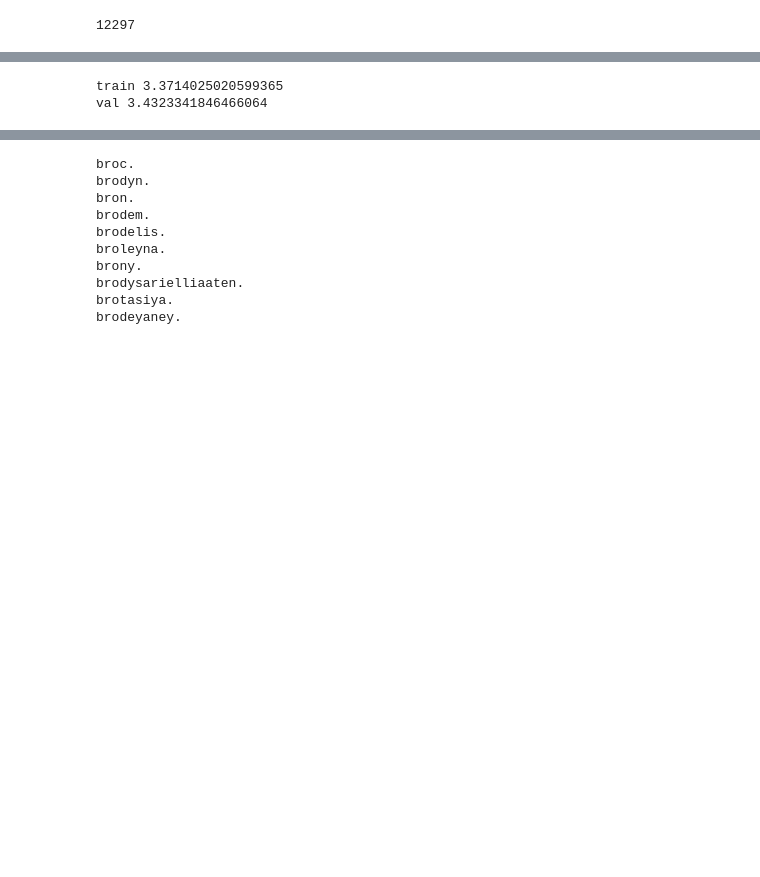
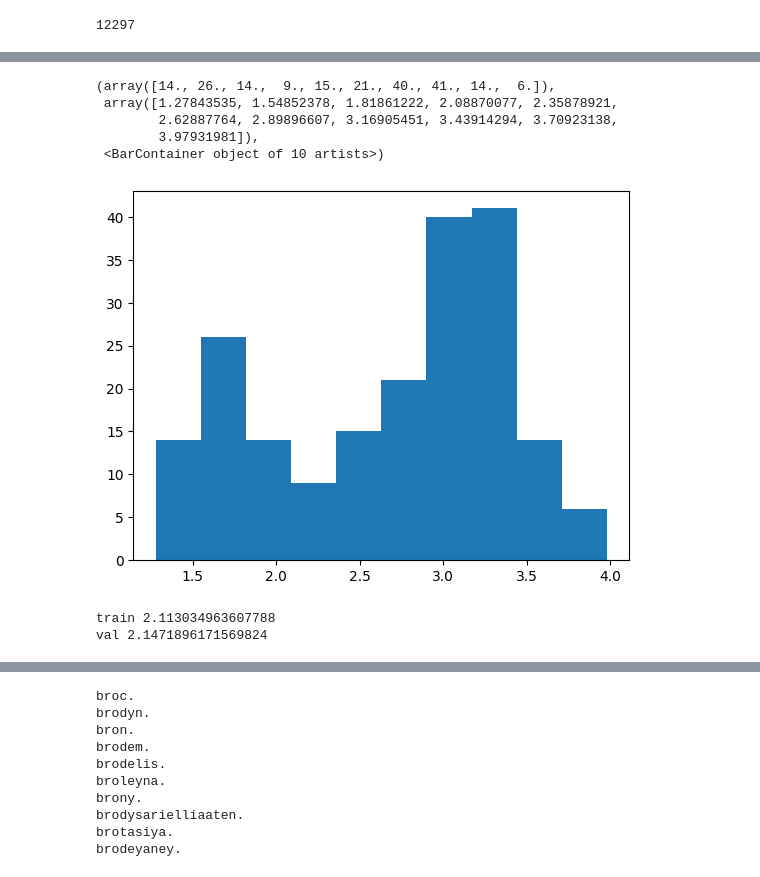
Before and after one commit to Trickshotblaster/nn-practices, a Jupyter notebook: MLP2.ipynb, the cells around one changed output, grey strips where cells are left out. Drawn from its saved outputs; the diff is of its cells as text; code cells hidden in the pictures; blank space fills up the shorter version.

```diff
--- a/MLP2.ipynb
+++ b/MLP2.ipynb
@@ -181,3 +197,12 @@ plt.hist(wi1ba.view(-1).tolist())
+# %%
+plt.hist(bnstd)
+# %% [output]
+(array([14., 26., 14.,  9., 15., 21., 40., 41., 14.,  6.]),
+ array([1.27843535, 1.54852378, 1.81861222, 2.08870077, 2.35878921,
+        2.62887764, 2.89896607, 3.16905451, 3.43914294, 3.70923138,
+        3.97931981]),
+ <BarContainer object of 10 artists>)
+[figure, added]
 # %%
 @torch.no_grad()
 def split_loss(split):
@@ -188,16 +213,20 @@ def split_loss(split):
   }[split]
   emb = C[x]
   embcat = emb.view(emb.shape[0], -1)
-  h = torch.tanh(embcat @ w1 + b1)
-  logits = h @ w2 + b2
+  wi1 = embcat @ w1
+  wi1b = wi1 + b1
+  wi1b = bngain * (wi1b - wi1b.mean(0, keepdim=True)) / wi1b.std(0, keepdim=True) + bnbias
+  wi1ba = wi1b.tanh()
+  wi2 = wi1ba @ w2
+  logits = wi2 + b2
   loss = F.cross_entropy(logits, y)
   return loss.item()
 
 print('train', split_loss('train'))
 print('val', split_loss('val'))
 # %% [output]
-train 3.3714025020599365
-val 3.4323341846466064
+train 2.113034963607788
+val 2.1471896171569824
 # %%
 plt.plot(stepi, lossi)
 # %% [output]
```
Also changed, not shown: parts of 6 cells of this notebook.
